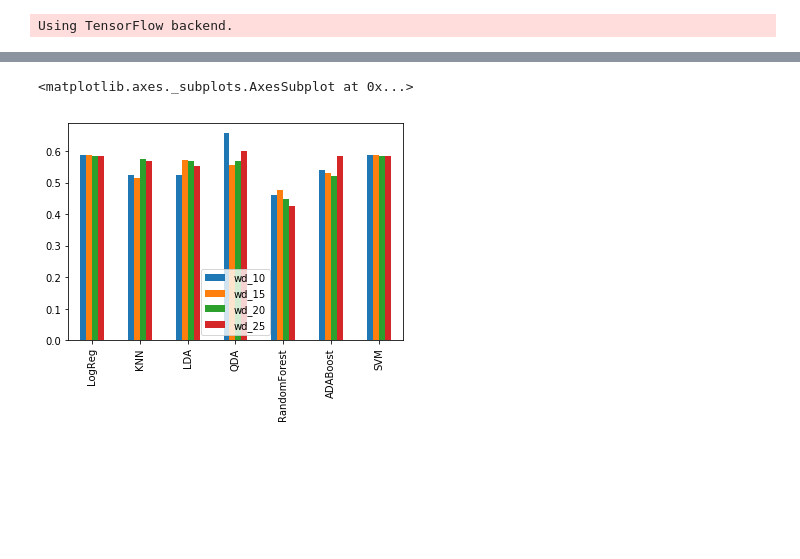
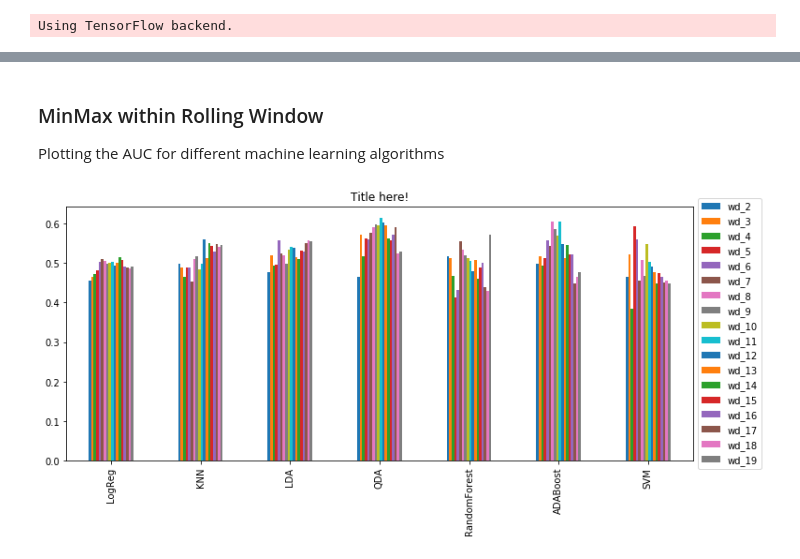
Before and after one commit to dastjerdi/crypto-ml, a Jupyter notebook: models_v1.ipynb, the cells around one changed output, grey strips where cells are left out. Drawn from its saved outputs; the diff is of its cells as text; code cells hidden in the pictures; blank space fills up the shorter version.

```diff
--- a/models_v1.ipynb
+++ b/models_v1.ipynb
@@ -79,3 +71,0 @@ df_RV10 = data_normalization(p,'rolling_window',10)
-# %%
-#Split Data
-(X_train,X_test,y_train,y_test) = split_data(df_RV_10,0.9)
@@ -95,14 +76,21 @@ resRV_10
 # %%
 k = pd.DataFrame()
-for i in range(5,31,5):
-    df = data_normalization(p,'rolling_window',i)
+for i in range(2,20,1):
+    df = data_normalization(p,'min-max_rw',i)
     (X_train,X_test,y_train,y_test) = split_data(df,0.9)
     x = traditional_models(X_train, y_train, X_test, y_test)
     c = 'wd_'+str(i)
     k[c] = x['AUC'].tolist()
     k.index = x.index
-# %%
-k.plot(kind='bar',x=k.index)
-# %% [output]
-<matplotlib.axes._subplots.AxesSubplot at 0x...>
-[figure, removed]
+# %% [markdown]
+### MinMax within Rolling Window
+Plotting the AUC for different machine learning algorithms
+# %%
+
+f = plt.figure(figsize=(12,5))
+plt.title('Title here!', color='black')
+k.plot(kind='bar',x=k.index, ax=f.gca())
+plt.legend(loc='center left', bbox_to_anchor=(1.0, 0.5))
+plt.show()
+# %% [output]
+[figure, added]
```
Also changed, not shown: parts of 36 cells of this notebook.
